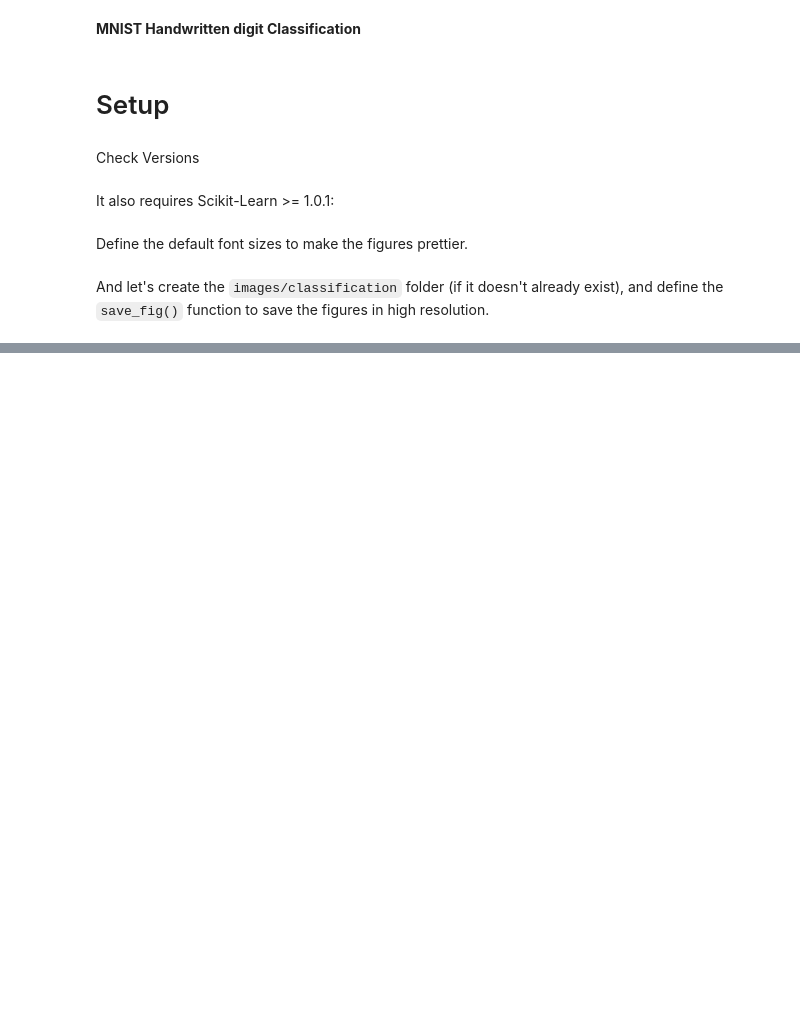
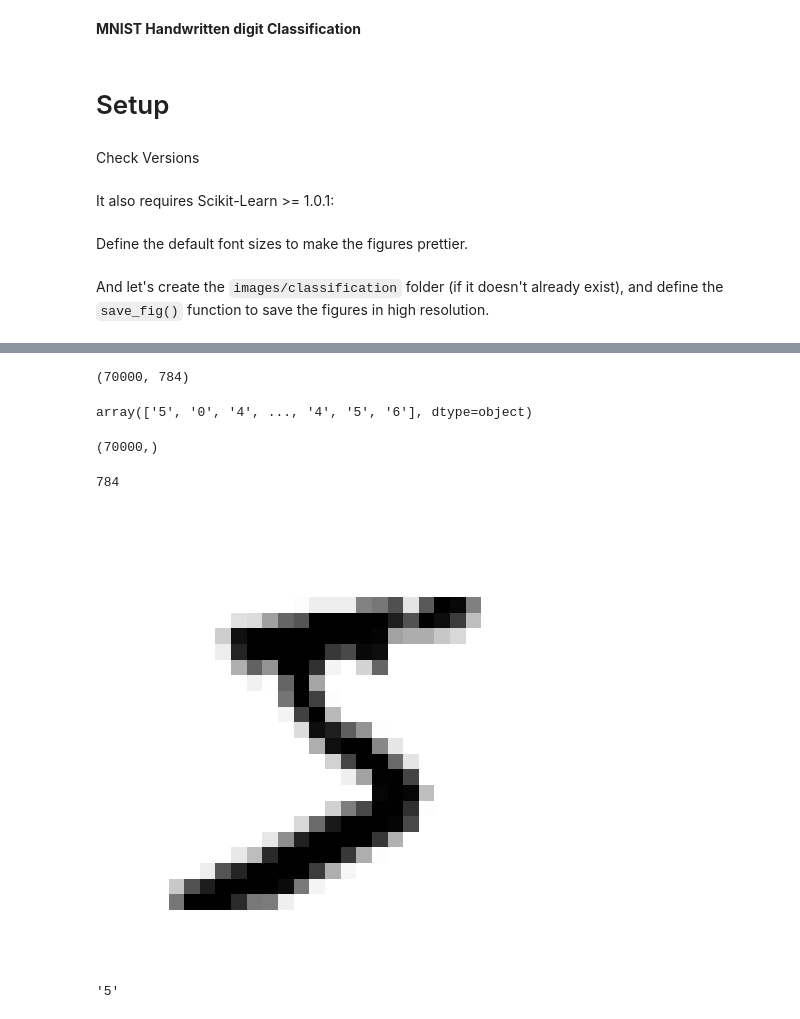
Before and after one commit to nepalsandesh/Classification, a Jupyter notebook: MNIST.ipynb, the cells around one changed output, grey strips where cells are left out. Saved outputs shown, nothing was run; the diff lists cells and outputs as text; code cells hidden in the pictures; blank space fills up the shorter version.

Commit message:
dataset review, train-test split

```diff
--- a/MNIST.ipynb
+++ b/MNIST.ipynb
@@ -40,0 +43,4 @@ def save_fig(fig_id, tight_layout=True, fig_extension="png", resolution=300):
+# %%
+from sklearn.datasets import fetch_openml
+
+mnist = fetch_openml('mnist_784', as_frame=False)
@@ -40,0 +67,3 @@ def save_fig(fig_id, tight_layout=True, fig_extension="png", resolution=300):
+# %%
+X, y = mnist.data, mnist.target
+X
@@ -40,0 +78,34 @@ def save_fig(fig_id, tight_layout=True, fig_extension="png", resolution=300):
+# %%
+X.shape
+# %% [output]
+(70000, 784)
+# %%
+y
+# %% [output]
+array(['5', '0', '4', ..., '4', '5', '6'], dtype=object)
+# %%
+y.shape
+# %% [output]
+(70000,)
+# %%
+28*28
+# %% [output]
+784
+# %%
+import matplotlib.pyplot as plt
+
+def plot_digit(image_data):
+    image = image_data.reshape(28, 28)
+    plt.imshow(image, cmap="binary")
+    plt.axis("off")
+# %%
+some_digit = X[0]
+plot_digit(some_digit)
+save_fig("some_digit_plot")
+plt.show()
+# %% [output]
+[figure, added]
+# %%
+y[0]
+# %% [output]
+'5'
```
Also changed, not shown: parts of 6 cells of this notebook, 2 other files.
